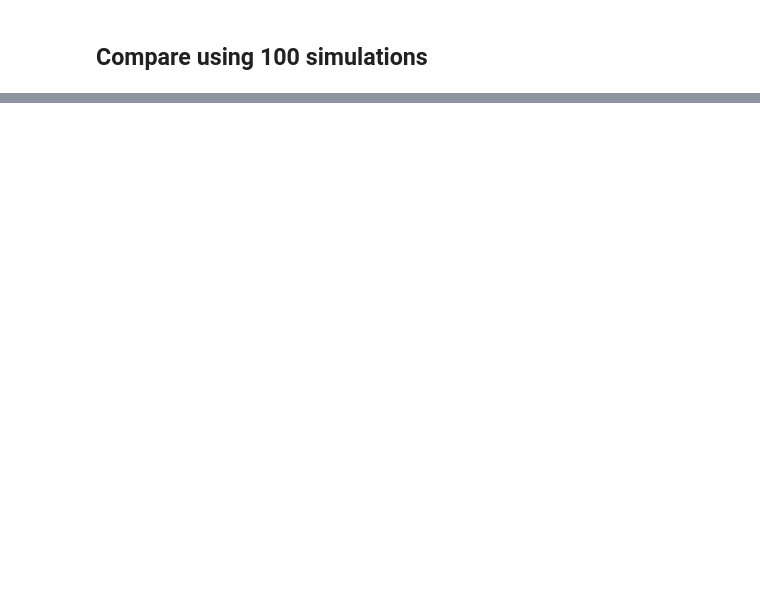
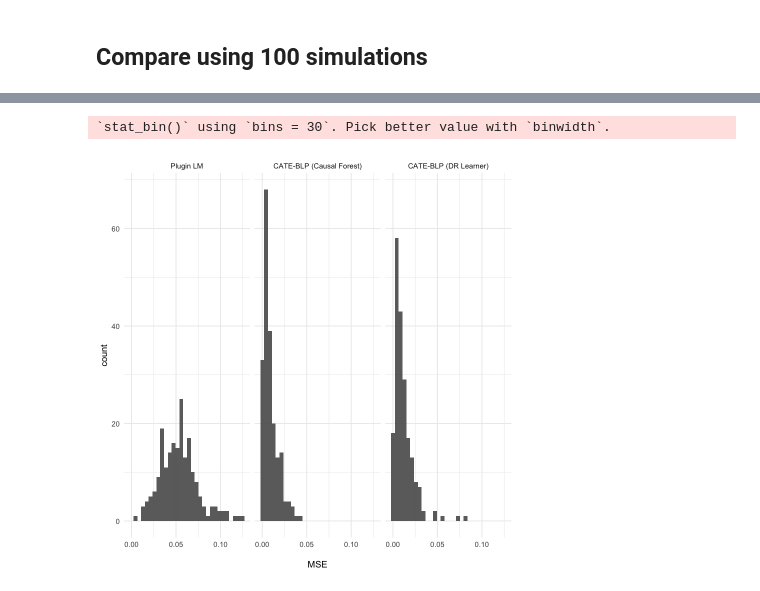
Before and after one commit to christophergandrud/blpopt, a Jupyter notebook: notebooks/compare-cate-blp-with-naive-lm.ipynb, the cells around one changed output, grey strips where cells are left out. Cells and saved outputs as stored; diff of their text form; code cells hidden in the pictures; blank space fills up the shorter version.

```diff
--- a/notebooks/compare-cate-blp-with-naive-lm.ipynb
+++ b/notebooks/compare-cate-blp-with-naive-lm.ipynb
@@ -133,0 +204,13 @@ ggplot(sims_df, aes(x = A, y = prediction_error, color = type)) +
+# %%
+df_mse <- pivot_longer(results_mse, cols = 1:3)
+df_mse$name <- factor(df_mse$name,
+                        levels = c("plugin", "cf", "drl"),
+                        labels = c("Plugin LM", "CATE-BLP (Causal Forest)", "CATE-BLP (DR Learner)"))
+# %%
+ggplot(df_mse, aes(value)) +
+    facet_grid(.~name) +
+    geom_histogram(alpha = 0.9) +
+    xlab("\nMSE")
+# %% [output]
+`stat_bin()` using `bins = 30`. Pick better value with `binwidth`.
+[figure, added]
```
Also changed, not shown: parts of 13 cells of this notebook.
